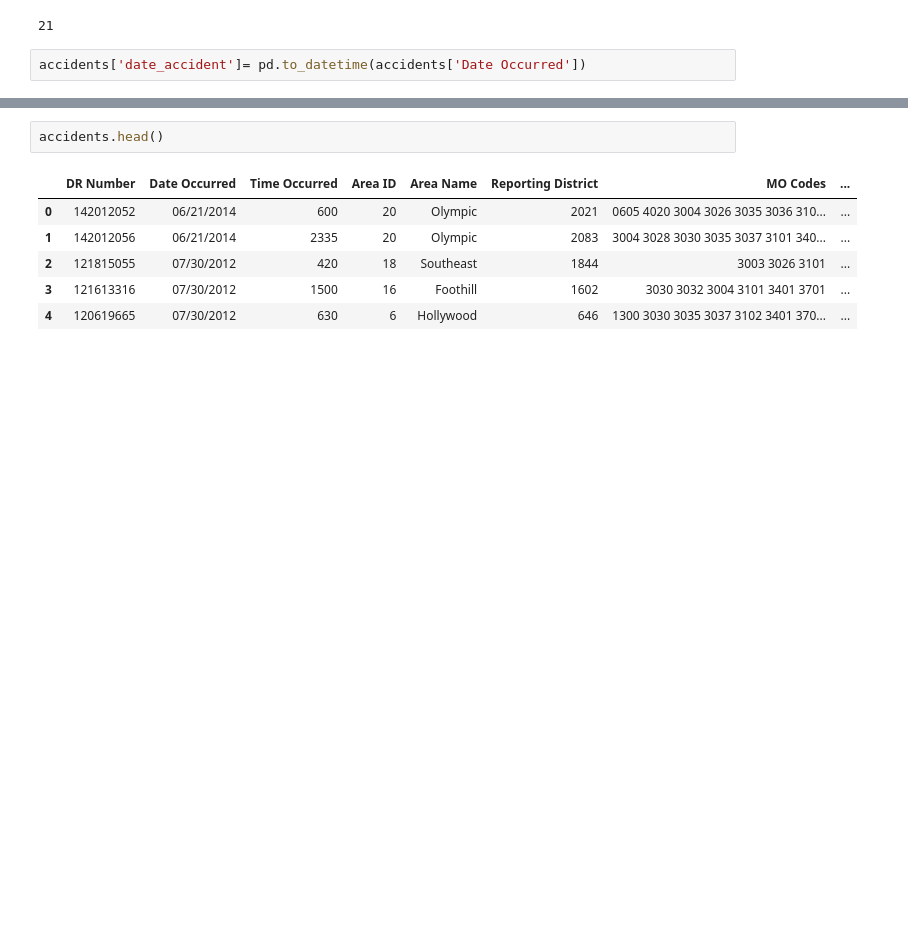
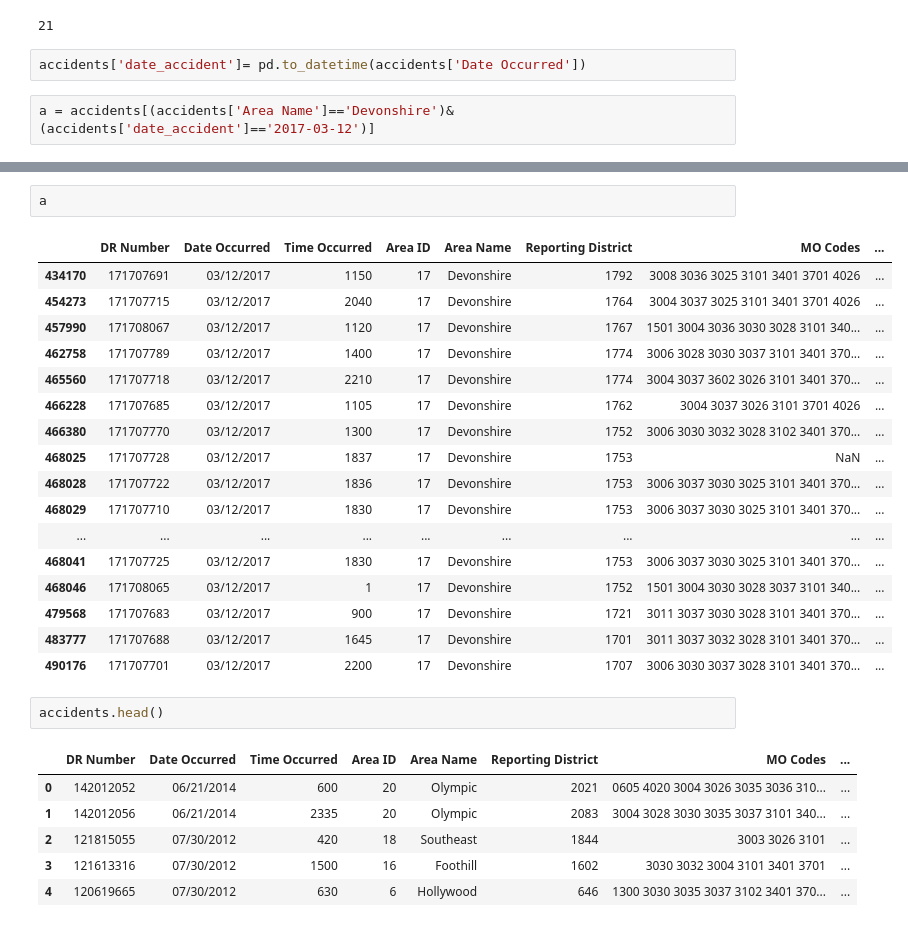
Before and after one commit to Safe-Routes-Finders/Data-Science, a Jupyter notebook: notebooks/Generate training data.ipynb, the cells around one changed output, grey strips where cells are left out. Saved outputs shown, nothing was run; the diff lists cells and outputs as text; blank space fills up the shorter version.

```diff
--- a/notebooks/Generate training data.ipynb
+++ b/notebooks/Generate training data.ipynb
@@ -19,3 +19,5 @@ accidents['Area ID'].nunique()
 21
 # %%
 accidents['date_accident']= pd.to_datetime(accidents['Date Occurred'])
+# %%
+a = accidents[(accidents['Area Name']=='Devonshire')&(accidents['date_accident']=='2017-03-12')]
@@ -22,3 +42,23 @@ accidents['date_accident']= pd.to_datetime(accidents['Date Occurred'])
+# %%
+a
+# %% [output]
+|  | DR Number | Date Occurred | Time Occurred | Area ID | Area Name | Reporting District | MO Codes | ... |
+| 434170 | 171707691 | 03/12/2017 | 1150 | 17 | Devonshire | 1792 | 3008 3036 3025 3101 3401 3701 4026 | ... |
+| 454273 | 171707715 | 03/12/2017 | 2040 | 17 | Devonshire | 1764 | 3004 3037 3025 3101 3401 3701 4026 | ... |
+| 457990 | 171708067 | 03/12/2017 | 1120 | 17 | Devonshire | 1767 | 1501 3004 3036 3030 3028 3101 340... | ... |
+| 462758 | 171707789 | 03/12/2017 | 1400 | 17 | Devonshire | 1774 | 3006 3028 3030 3037 3101 3401 370... | ... |
+| 465560 | 171707718 | 03/12/2017 | 2210 | 17 | Devonshire | 1774 | 3004 3037 3602 3026 3101 3401 370... | ... |
+| 466228 | 171707685 | 03/12/2017 | 1105 | 17 | Devonshire | 1762 | 3004 3037 3026 3101 3701 4026 | ... |
+| 466380 | 171707770 | 03/12/2017 | 1300 | 17 | Devonshire | 1752 | 3006 3030 3032 3028 3102 3401 370... | ... |
+| 468025 | 171707728 | 03/12/2017 | 1837 | 17 | Devonshire | 1753 | NaN | ... |
+| 468028 | 171707722 | 03/12/2017 | 1836 | 17 | Devonshire | 1753 | 3006 3037 3030 3025 3101 3401 370... | ... |
+| 468029 | 171707710 | 03/12/2017 | 1830 | 17 | Devonshire | 1753 | 3006 3037 3030 3025 3101 3401 370... | ... |
+| ... | ... | ... | ... | ... | ... | ... | ... | ... |
+| 468041 | 171707725 | 03/12/2017 | 1830 | 17 | Devonshire | 1753 | 3006 3037 3030 3025 3101 3401 370... | ... |
+| 468046 | 171708065 | 03/12/2017 | 1 | 17 | Devonshire | 1752 | 1501 3004 3030 3028 3037 3101 340... | ... |
+| 479568 | 171707683 | 03/12/2017 | 900 | 17 | Devonshire | 1721 | 3011 3037 3030 3028 3101 3401 370... | ... |
+| 483777 | 171707688 | 03/12/2017 | 1645 | 17 | Devonshire | 1701 | 3011 3037 3032 3028 3101 3401 370... | ... |
+| 490176 | 171707701 | 03/12/2017 | 2200 | 17 | Devonshire | 1707 | 3006 3030 3037 3028 3101 3401 370... | ... |
 # %%
 accidents.head()
 # %% [output]
```
Also changed, not shown: parts of 1 cell of this notebook, 1 other file.
